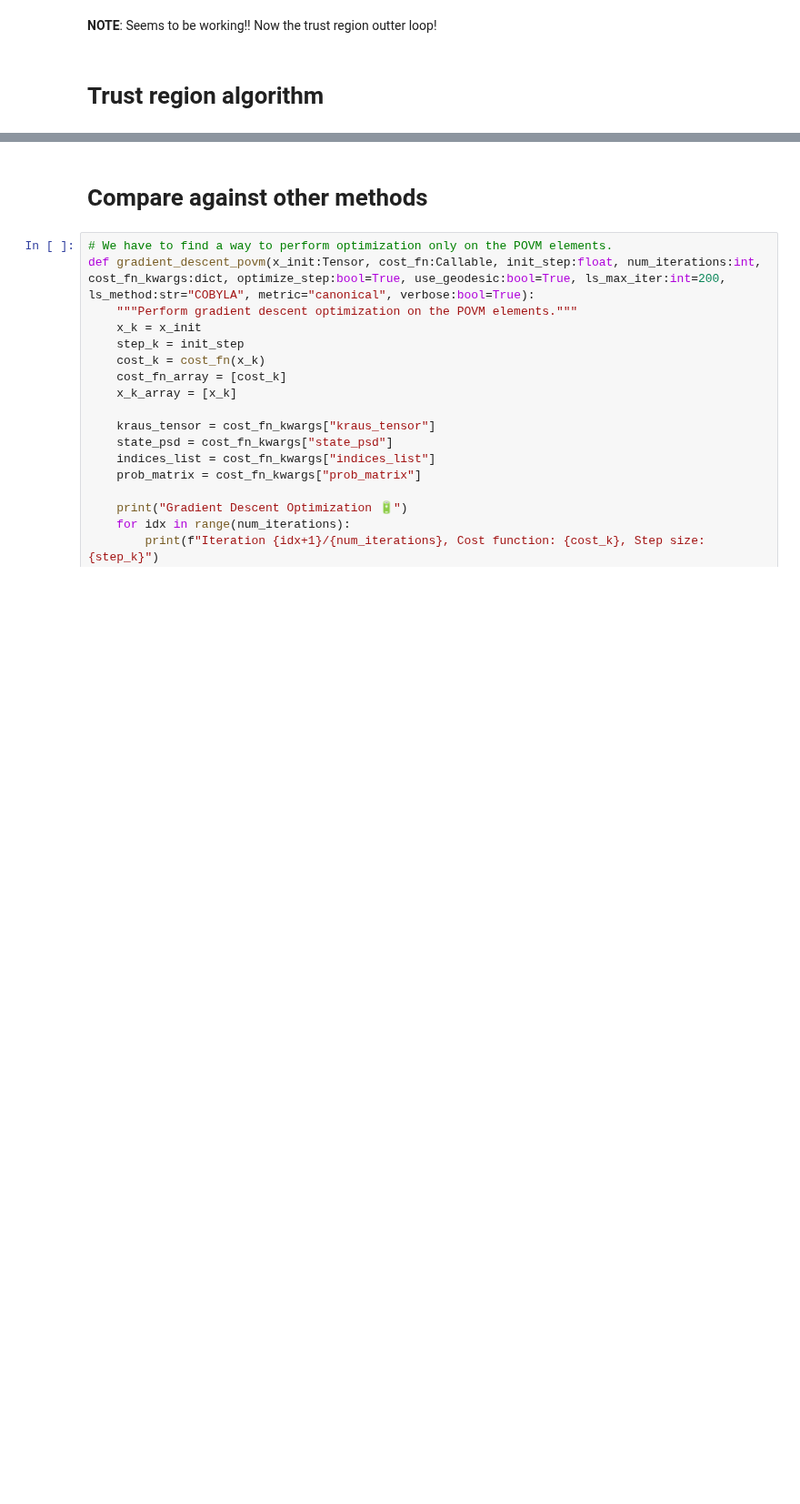
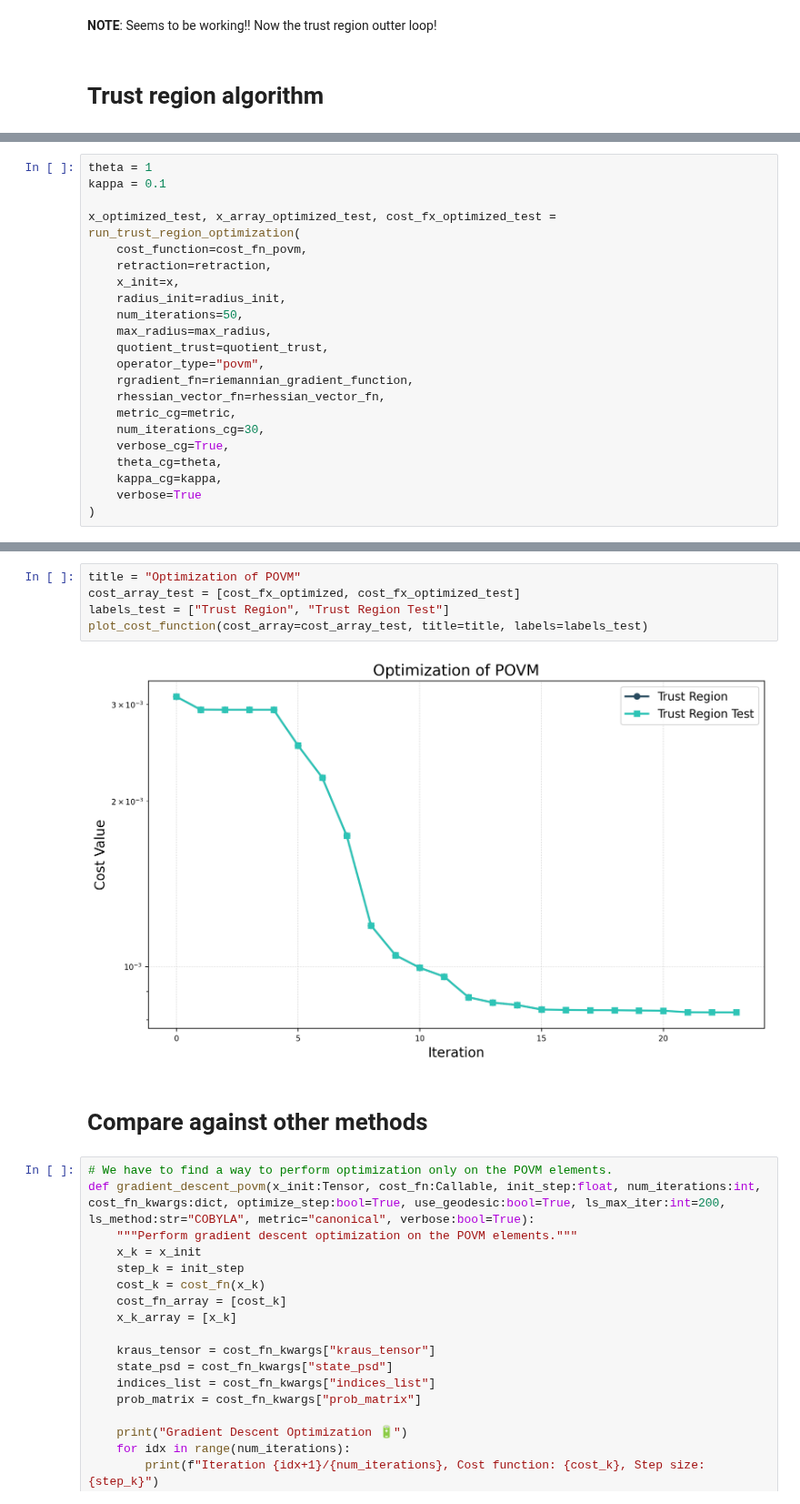
Before and after one commit to EmilianoG-byte/iqm-benchmarks, a Jupyter notebook: playground/hessian/trust_region.ipynb, the cells around one changed output, grey strips where cells are left out. Shown at 91% size. Cells and saved outputs as stored; diff of their text form; blank space fills up the shorter version.

```diff
--- a/playground/hessian/trust_region.ipynb
+++ b/playground/hessian/trust_region.ipynb
@@ -398,3 +399,25 @@ Iteration 12/20
 Iteration 13/20
 Exceeded trust region boundary.
 Update rejected.
+# %%
+theta = 1
+kappa = 0.1
+
+x_optimized_test, x_array_optimized_test, cost_fx_optimized_test = run_trust_region_optimization(
+    cost_function=cost_fn_povm,
+    retraction=retraction,
+    x_init=x,
+    radius_init=radius_init,
+    num_iterations=50,
+    max_radius=max_radius,
+    quotient_trust=quotient_trust,
+    operator_type="povm",
+    rgradient_fn=riemannian_gradient_function,
+    rhessian_vector_fn=rhessian_vector_fn,
+    metric_cg=metric,
+    num_iterations_cg=30,
+    verbose_cg=True,
+    theta_cg=theta,
+    kappa_cg=kappa,
+    verbose=True
+)
@@ -401,3 +496,10 @@ Update rejected.
+# %%
+title = "Optimization of POVM"
+cost_array_test = [cost_fx_optimized, cost_fx_optimized_test]
+labels_test = ["Trust Region", "Trust Region Test"]
+plot_cost_function(cost_array=cost_array_test, title=title, labels=labels_test)
+# %% [output]
+[figure, added]
 # %% [markdown]
 # Compare against other methods
 # %%
```
Also changed, not shown: parts of 8 cells of this notebook, 1 other file.
